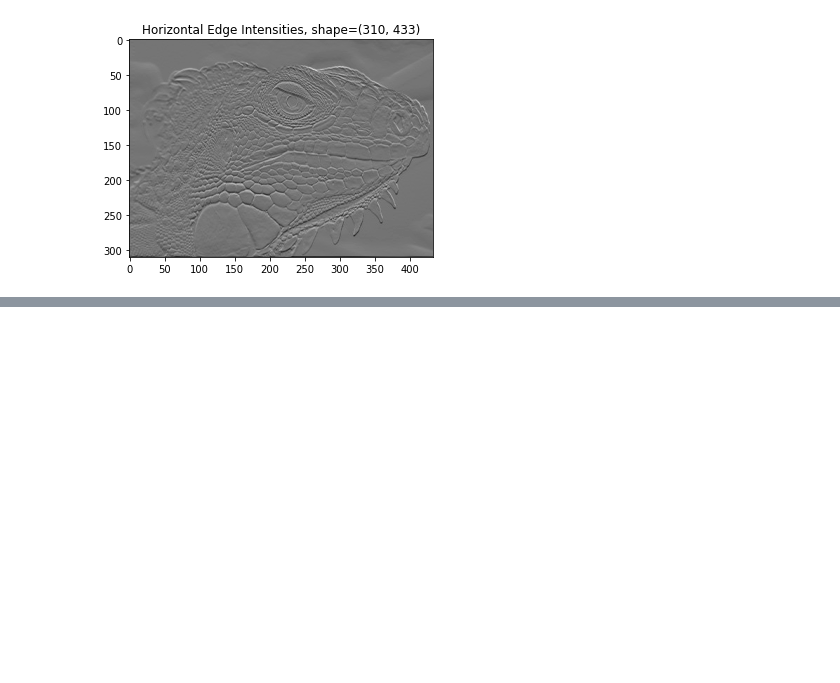
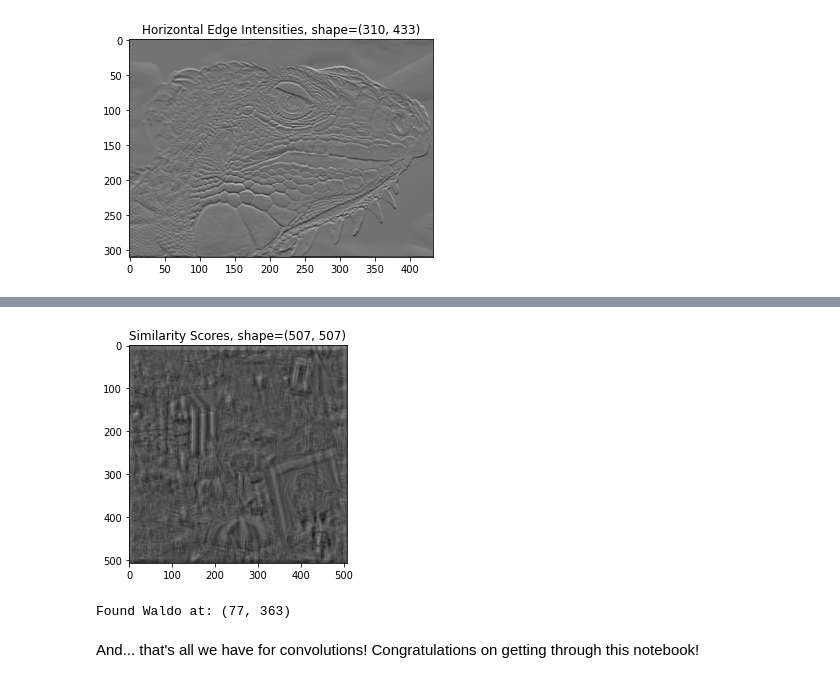
Before and after one commit to brentyi/ai4all_robotics_2020, a Jupyter notebook: computer_vision/cv2.ipynb, the cells around one changed output, grey strips where cells are left out. Saved outputs shown, nothing was run; the diff lists cells and outputs as text; code cells hidden in the pictures; blank space fills up the shorter version.

Commit message:
Finish CV2 notebook draft

```diff
--- a/computer_vision/cv2.ipynb
+++ b/computer_vision/cv2.ipynb
@@ -455,0 +545,14 @@ Do Where's Waldo or something
+# %%
+# Convolve using our Waldo "patch" as a kernel
+waldo_kernel = waldo_image - np.mean(waldo_image)
+similarity_scores = convolve_image(whereswaldo_image, waldo_kernel)
+visualize_single_channel("Similarity Scores", normalize(similarity_scores))
+
+# Print the location with the highest similarity score
+waldo_location = np.unravel_index(np.argmax(similarity_scores), similarity_scores.shape)
+print("Found Waldo at:", waldo_location)
+# %% [output]
+[figure, added]
+Found Waldo at: (77, 363)
+# %% [markdown]
+And... that's all we have for convolutions! Congratulations on getting through this notebook!
```
Also changed, not shown: parts of 28 cells of this notebook, 2 other files.
